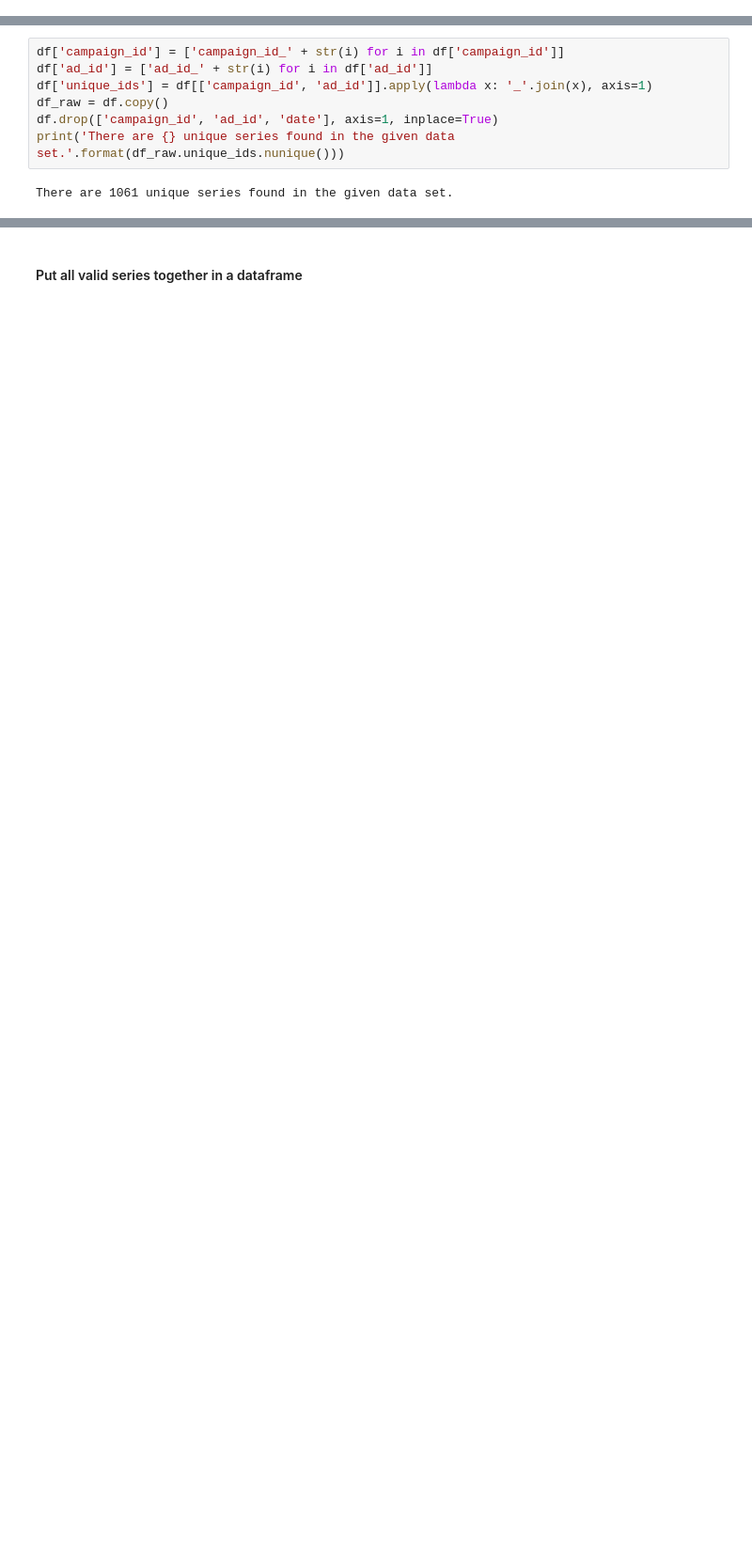
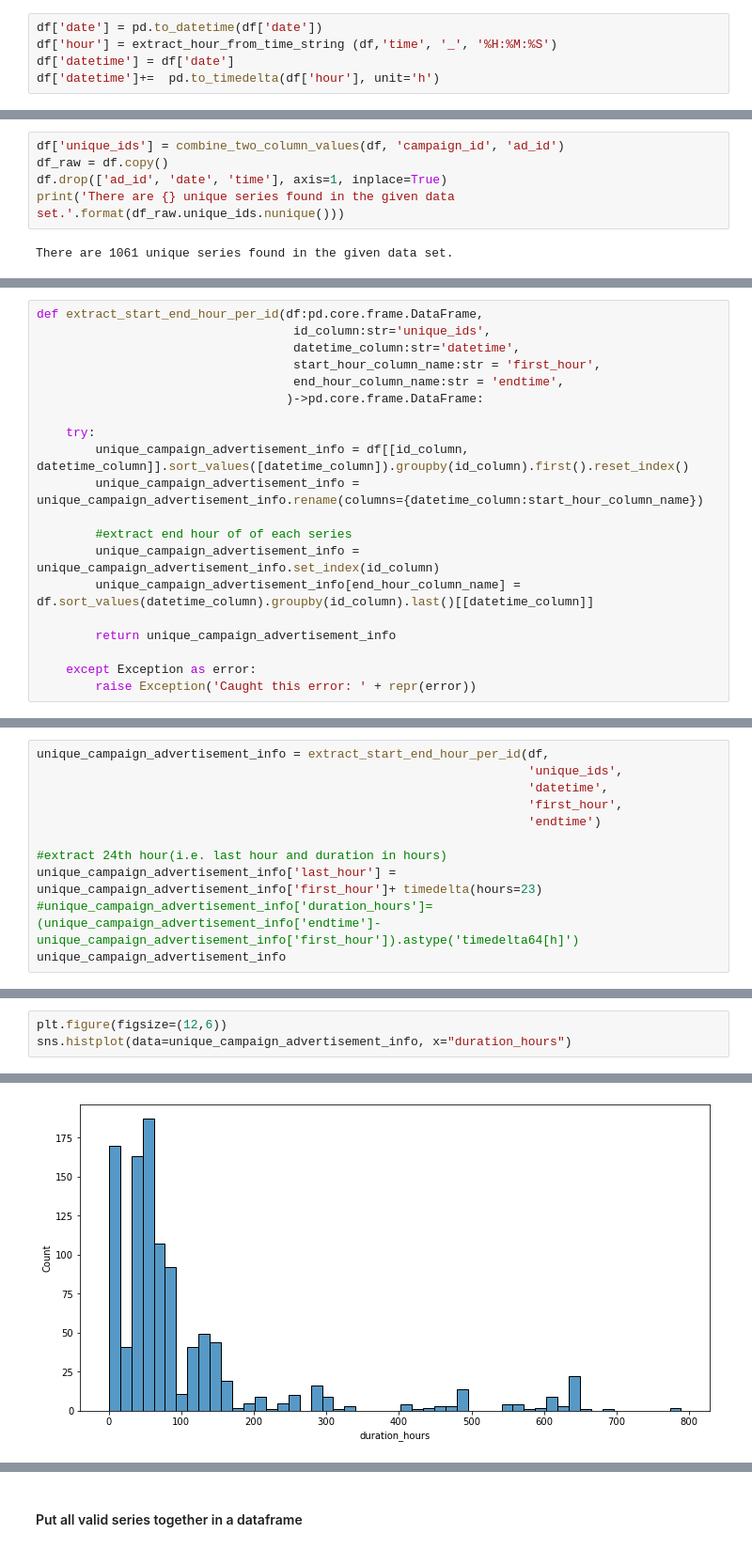
Before and after one commit to rashikcs/Case-Study-Campaign-Optimization, a Jupyter notebook: Data Processing.ipynb, the cells around one changed output, grey strips where cells are left out. Shown: that part at 94% size. Saved outputs shown, nothing was run; the diff lists cells and outputs as text; blank space fills up the shorter version.

```diff
--- a/Data Processing.ipynb
+++ b/Data Processing.ipynb
@@ -61 +58,6 @@ df['datetime']+=  pd.to_timedelta(df.hour, unit='h')
+# %%
+df['date'] = pd.to_datetime(df['date'])
+df['hour'] = extract_hour_from_time_string (df,'time', '_', '%H:%M:%S')
+df['datetime'] = df['date']
+df['datetime']+=  pd.to_timedelta(df['hour'], unit='h')
 # %% [markdown]
@@ -65,9 +77,7 @@ Combine campaign and id to get unique series or ids
 # %%
-df['campaign_id'] = ['campaign_id_' + str(i) for i in df['campaign_id']]
-df['ad_id'] = ['ad_id_' + str(i) for i in df['ad_id']]
-df['unique_ids'] = df[['campaign_id', 'ad_id']].apply(lambda x: '_'.join(x), axis=1)
+df['unique_ids'] = combine_two_column_values(df, 'campaign_id', 'ad_id')
 df_raw = df.copy()
-df.drop(['campaign_id', 'ad_id', 'date'], axis=1, inplace=True)
+df.drop(['ad_id', 'date', 'time'], axis=1, inplace=True)
 print('There are {} unique series found in the given data set.'.format(df_raw.unique_ids.nunique()))
 # %% [output]
 There are 1061 unique series found in the given data set.
@@ -108,0 +84,20 @@ unique_campaign_advertisement_info
+# %%
+def extract_start_end_hour_per_id(df:pd.core.frame.DataFrame,
+                                   id_column:str='unique_ids',
+                                   datetime_column:str='datetime',
+                                   start_hour_column_name:str = 'first_hour',
+                                   end_hour_column_name:str = 'endtime',
+                                  )->pd.core.frame.DataFrame:
+
+    try:
+        unique_campaign_advertisement_info = df[[id_column, datetime_column]].sort_values([datetime_column]).groupby(id_column).first().reset_index()
+        unique_campaign_advertisement_info = unique_campaign_advertisement_info.rename(columns={datetime_column:start_hour_column_name})
+
+        #extract end hour of of each series
+        unique_campaign_advertisement_info = unique_campaign_advertisement_info.set_index(id_column)
+        unique_campaign_advertisement_info[end_hour_column_name] = df.sort_values(datetime_column).groupby(id_column).last()[[datetime_column]]
+
+        return unique_campaign_advertisement_info
+
+    except Exception as error:
+        raise Exception('Caught this error: ' + repr(error))
@@ -108,0 +106,11 @@ unique_campaign_advertisement_info
+# %%
+unique_campaign_advertisement_info = extract_start_end_hour_per_id(df,
+                                                                   'unique_ids',
+                                                                   'datetime',
+                                                                   'first_hour',
+                                                                   'endtime')
+
+#extract 24th hour(i.e. last hour and duration in hours)
+unique_campaign_advertisement_info['last_hour'] = unique_campaign_advertisement_info['first_hour']+ timedelta(hours=23)
+#unique_campaign_advertisement_info['duration_hours']=(unique_campaign_advertisement_info['endtime']-unique_campaign_advertisement_info['first_hour']).astype('timedelta64[h]')
+unique_campaign_advertisement_info
@@ -108,0 +134,4 @@ unique_campaign_advertisement_info
+# %%
+plt.figure(figsize=(12,6))
+sns.histplot(data=unique_campaign_advertisement_info, x="duration_hours")
+# %% [output]
@@ -109 +139,2 @@ unique_campaign_advertisement_info
+[figure, added]
 # %% [markdown]
```
Also changed, not shown: parts of 109 cells of this notebook, 3 other files.
